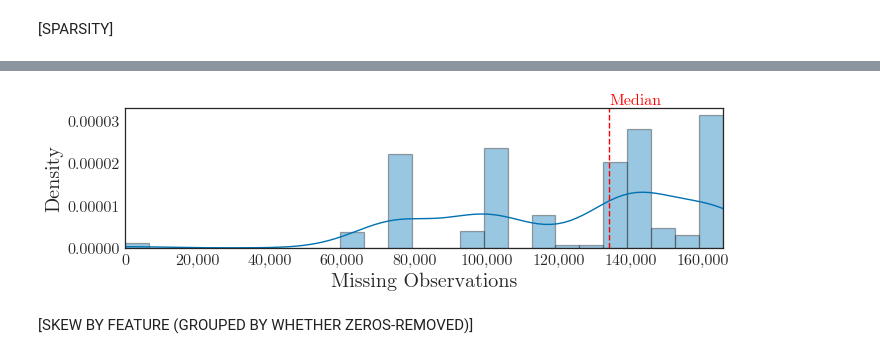
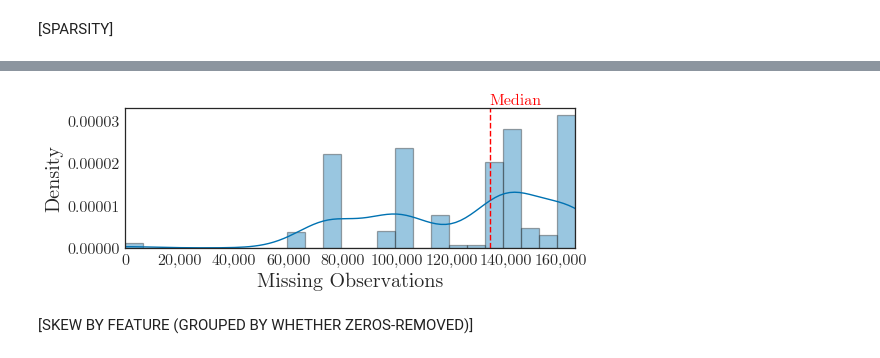
Before and after one commit to markshelton/autovc, a Jupyter notebook: dev/package/analysis/notebooks/Exploratory Statistics.ipynb, the cells around one changed output, grey strips where cells are left out. Cells and saved outputs as stored; diff of their text form; code cells hidden in the pictures.

```diff
--- a/dev/package/analysis/notebooks/Exploratory Statistics.ipynb
+++ b/dev/package/analysis/notebooks/Exploratory Statistics.ipynb
@@ -27,6 +30,7 @@ import analysis.dataPreparer as dp
 #setup
 %matplotlib inline
 
+TINY_SIZE = 12
 SMALL_SIZE = 16
 MEDIUM_SIZE = 20
 BIGGER_SIZE = 30
@@ -43,6 +47,6 @@ rcParams['xtick.labelsize'] =SMALL_SIZE    # fontsize of the tick labels
 rcParams['ytick.labelsize'] =SMALL_SIZE   # fontsize of the tick labels
 rcParams['legend.fontsize'] =SMALL_SIZE    # legend fontsize
 rcParams['figure.titlesize'] =BIGGER_SIZE  # fontsize of the figure title
-rcParams['figure.figsize'] = (10, 6)
+rcParams['figure.figsize'] = (8,4)
 
 save_path = r"C:/Users/mark/Documents/GitHub/honours/submissions/thesis-original/figures/design/"
@@ -338,15 +393,15 @@ missing_by_col =  X.isnull().sum(axis=0)
 # %%
-f = plt.figure(figsize = (10,3))
+f = plt.figure(figsize = (8,3))
 ax = sns.distplot(missing_by_col, bins=25, hist_kws = outline_bars)
 ax.set_xlim(xmin=0, xmax=len(missing_by_feature))
 add_vertical_line(ax, np.median(missing_by_col), "Median", color="r")
 ax.set_xticklabels(["{:,.0f}".format(xtick) for xtick in ax.get_xticks().tolist()])
 ax.set_xlabel("Missing Observations")
 ax.set_ylabel("Density")
 plt.tight_layout()
 f.savefig(save_path+"sparsity_observations.pdf", bbox_inches="tight")
 # %% [output]
-[figure, old version]
+[figure, new version]
 # %% [markdown]
 [SKEW BY FEATURE (GROUPED BY WHETHER ZEROS-REMOVED)]
 # %%
```
Also changed, not shown: parts of 101 cells of this notebook, 47 other files.
